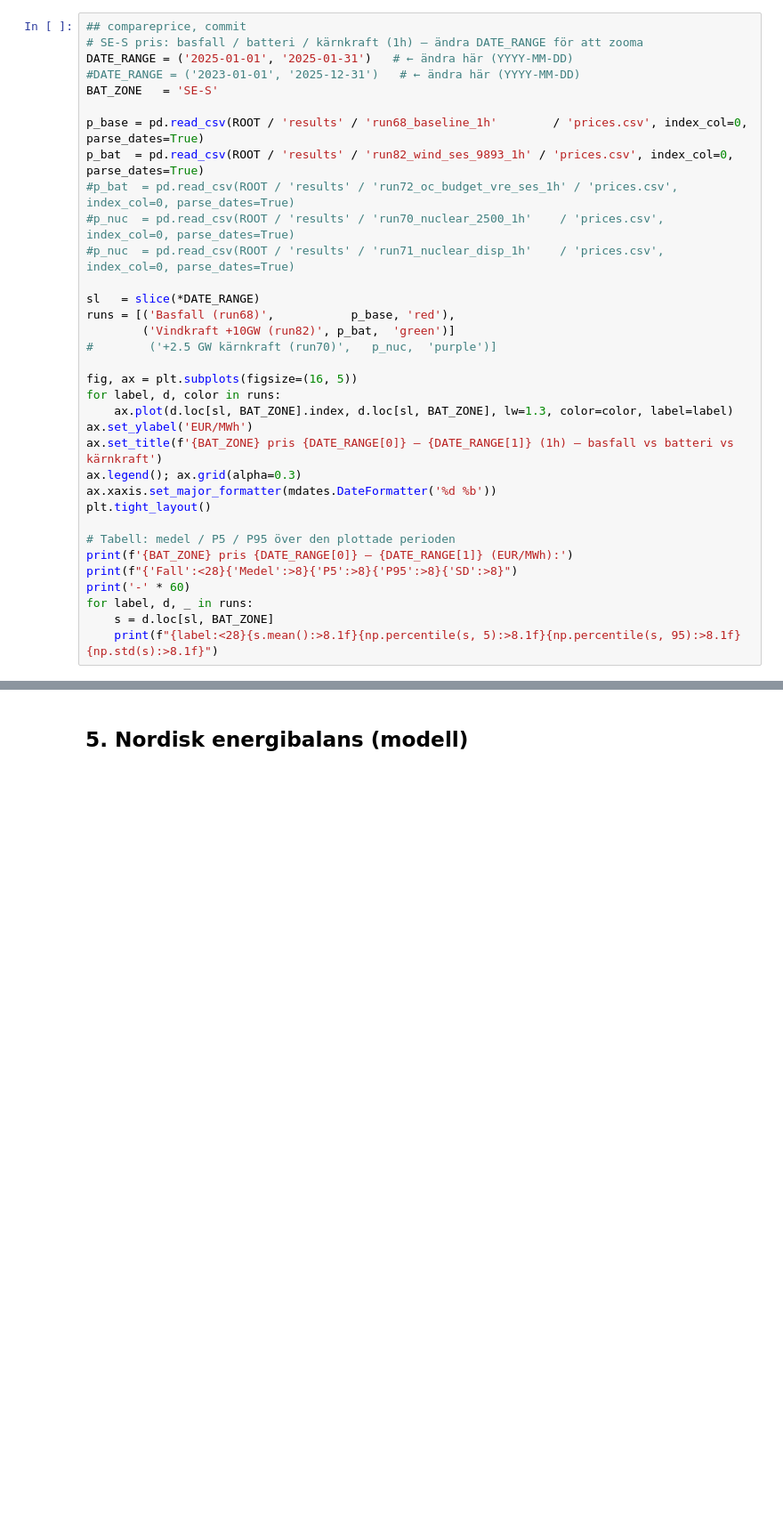
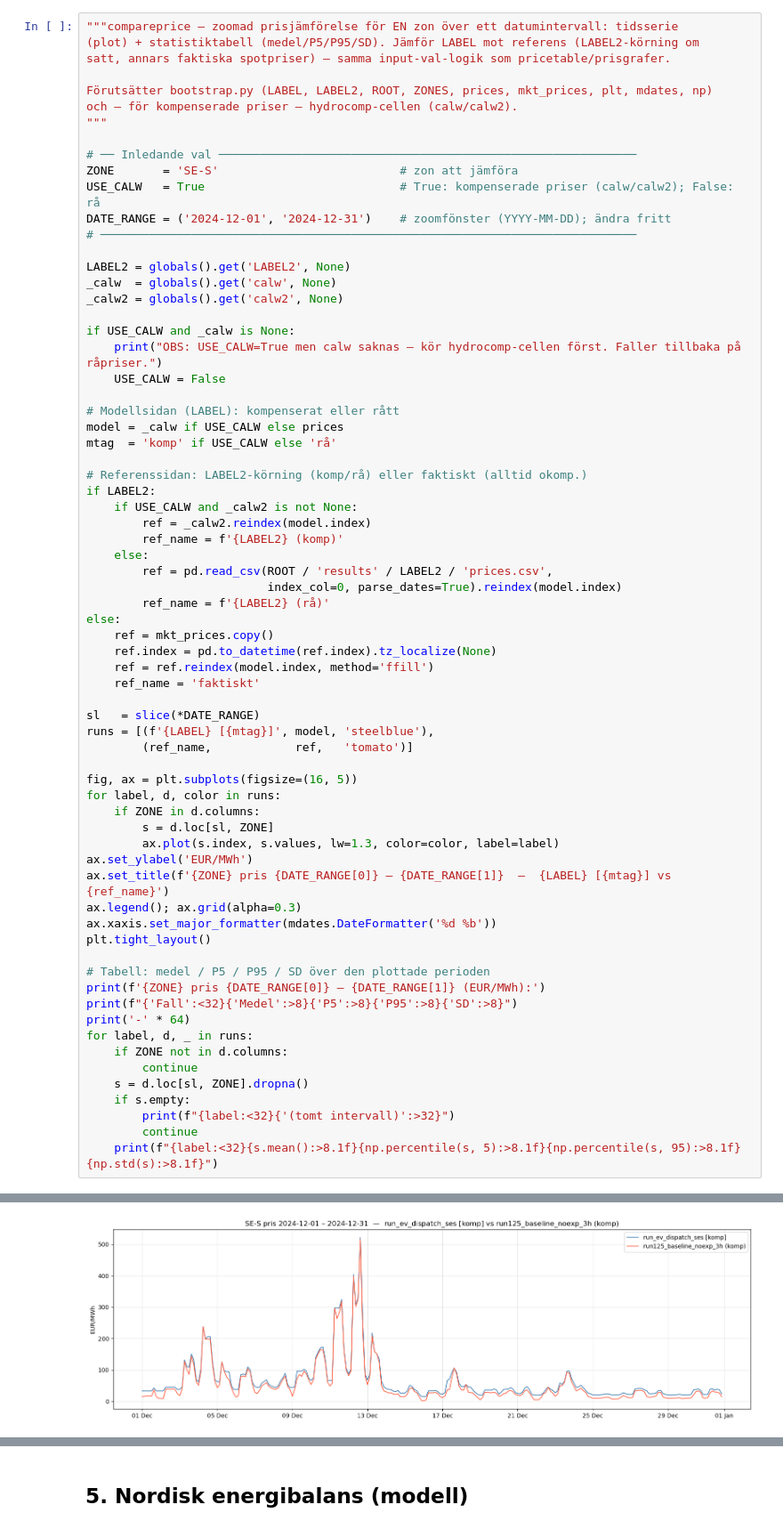
Before and after one commit to beow/NordPSA, a Jupyter notebook: notebooks/explore_results.ipynb, the cells around one changed output, grey strips where cells are left out. Shown at 89% size. Cells and saved outputs as stored; diff of their text form; blank space fills up the shorter version.

```diff
--- a/notebooks/explore_results.ipynb
+++ b/notebooks/explore_results.ipynb
@@ -183,34 +381,70 @@ plt.tight_layout()
 # %%
-## compareprice, commit
-# SE-S pris: basfall / batteri / kärnkraft (1h) — ändra DATE_RANGE för att zooma
-DATE_RANGE = ('2025-01-01', '2025-01-31')   # ← ändra här (YYYY-MM-DD)
-#DATE_RANGE = ('2023-01-01', '2025-12-31')   # ← ändra här (YYYY-MM-DD)
-BAT_ZONE   = 'SE-S'
+"""compareprice — zoomad prisjämförelse för EN zon över ett datumintervall: tidsserie
+(plot) + statistiktabell (medel/P5/P95/SD). Jämför LABEL mot referens (LABEL2-körning om
+satt, annars faktiska spotpriser) — samma input-val-logik som pricetable/prisgrafer.
 
-p_base = pd.read_csv(ROOT / 'results' / 'run68_baseline_1h'        / 'prices.csv', index_col=0, parse_dates=True)
-p_bat  = pd.read_csv(ROOT / 'results' / 'run82_wind_ses_9893_1h' / 'prices.csv', index_col=0, parse_dates=True)
-#p_bat  = pd.read_csv(ROOT / 'results' / 'run72_oc_budget_vre_ses_1h' / 'prices.csv', index_col=0, parse_dates=True)
-#p_nuc  = pd.read_csv(ROOT / 'results' / 'run70_nuclear_2500_1h'    / 'prices.csv', index_col=0, parse_dates=True)
-#p_nuc  = pd.read_csv(ROOT / 'results' / 'run71_nuclear_disp_1h'    / 'prices.csv', index_col=0, parse_dates=True)
+Förutsätter bootstrap.py (LABEL, LABEL2, ROOT, ZONES, prices, mkt_prices, plt, mdates, np)
+och — för kompenserade priser — hydrocomp-cellen (calw/calw2).
+"""
+
+# ── Inledande val ────────────────────────────────────────────────────────────
+ZONE       = 'SE-S'                          # zon att jämföra
+USE_CALW   = True                            # True: kompenserade priser (calw/calw2); False: rå
+DATE_RANGE = ('2024-12-01', '2024-12-31')    # zoomfönster (YYYY-MM-DD); ändra fritt
+# ─────────────────────────────────────────────────────────────────────────────
+
+LABEL2 = globals().get('LABEL2', None)
+_calw  = globals().get('calw', None)
+_calw2 = globals().get('calw2', None)
+
+if USE_CALW and _calw is None:
+    print("OBS: USE_CALW=True men calw saknas — kör hydrocomp-cellen först. Faller tillbaka på råpriser.")
+    USE_CALW = False
+
+# Modellsidan (LABEL): kompenserat eller rått
+model = _calw if USE_CALW else prices
+mtag  = 'komp' if USE_CALW else 'rå'
+
+# Referenssidan: LABEL2-körning (komp/rå) eller faktiskt (alltid okomp.)
+if LABEL2:
+    if USE_CALW and _calw2 is not None:
+        ref = _calw2.reindex(model.index)
+        ref_name = f'{LABEL2} (komp)'
+    else:
+        ref = pd.read_csv(ROOT / 'results' / LABEL2 / 'prices.csv',
+                          index_col=0, parse_dates=True).reindex(model.index)
+        ref_name = f'{LABEL2} (rå)'
+else:
+    ref = mkt_prices.copy()
+    ref.index = pd.to_datetime(ref.index).tz_localize(None)
+    ref = ref.reindex(model.index, method='ffill')
+    ref_name = 'faktiskt'
 
 sl   = slice(*DATE_RANGE)
-runs = [('Basfall (run68)',           p_base, 'red'),
-        ('Vindkraft +10GW (run82)', p_bat,  'green')]
-#        ('+2.5 GW kärnkraft (run70)',   p_nuc,  'purple')]
+runs = [(f'{LABEL} [{mtag}]', model, 'steelblue'),
+        (ref_name,            ref,   'tomato')]
 
 fig, ax = plt.subplots(figsize=(16, 5))
 for label, d, color in runs:
-    ax.plot(d.loc[sl, BAT_ZONE].index, d.loc[sl, BAT_ZONE], lw=1.3, color=color, label=label)
+    if ZONE in d.columns:
+        s = d.loc[sl, ZONE]
+        ax.plot(s.index, s.values, lw=1.3, color=color, label=label)
 ax.set_ylabel('EUR/MWh')
-ax.set_title(f'{BAT_ZONE} pris {DATE_RANGE[0]} – {DATE_RANGE[1]} (1h) — basfall vs batteri vs kärnkraft')
+ax.set_title(f'{ZONE} pris {DATE_RANGE[0]} – {DATE_RANGE[1]}  —  {LABEL} [{mtag}] vs {ref_name}')
 ax.legend(); ax.grid(alpha=0.3)
 ax.xaxis.set_major_formatter(mdates.DateFormatter('%d %b'))
 plt.tight_layout()
 
-# Tabell: medel / P5 / P95 över den plottade perioden
-print(f'{BAT_ZONE} pris {DATE_RANGE[0]} – {DATE_RANGE[1]} (EUR/MWh):')
-print(f"{'Fall':<28}{'Medel':>8}{'P5':>8}{'P95':>8}{'SD':>8}")
-print('-' * 60)
+# Tabell: medel / P5 / P95 / SD över den plottade perioden
+print(f'{ZONE} pris {DATE_RANGE[0]} – {DATE_RANGE[1]} (EUR/MWh):')
+print(f"{'Fall':<32}{'Medel':>8}{'P5':>8}{'P95':>8}{'SD':>8}")
+print('-' * 64)
 for label, d, _ in runs:
-    s = d.loc[sl, BAT_ZONE]
-    print(f"{label:<28}{s.mean():>8.1f}{np.percentile(s, 5):>8.1f}{np.percentile(s, 95):>8.1f}{np.std(s):>8.1f}")
+    if ZONE not in d.columns:
+        continue
+    s = d.loc[sl, ZONE].dropna()
+    if s.empty:
+        print(f"{label:<32}{'(tomt intervall)':>32}")
+        continue
+    print(f"{label:<32}{s.mean():>8.1f}{np.percentile(s, 5):>8.1f}{np.percentile(s, 95):>8.1f}{np.std(s):>8.1f}")
+# %% [output]
@@ -217 +456,2 @@ for label, d, _ in runs:
+[figure, added]
 # %% [markdown]
```
Also changed, not shown: parts of 23 cells of this notebook, 5 other files.
